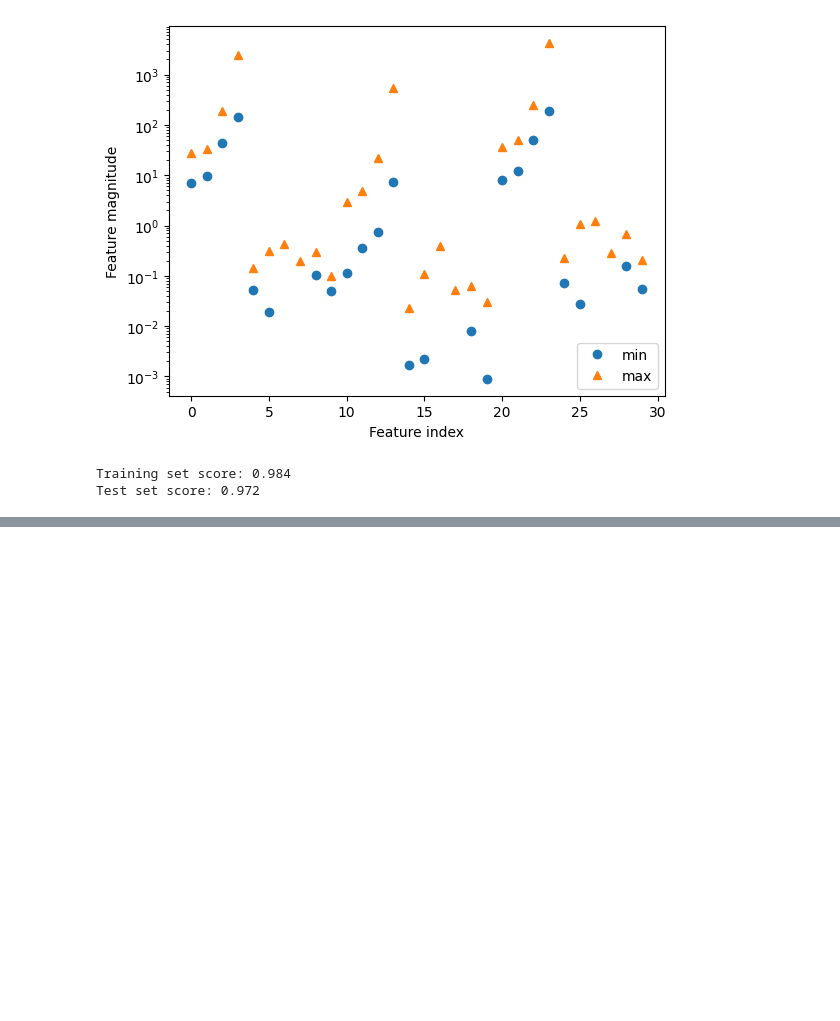
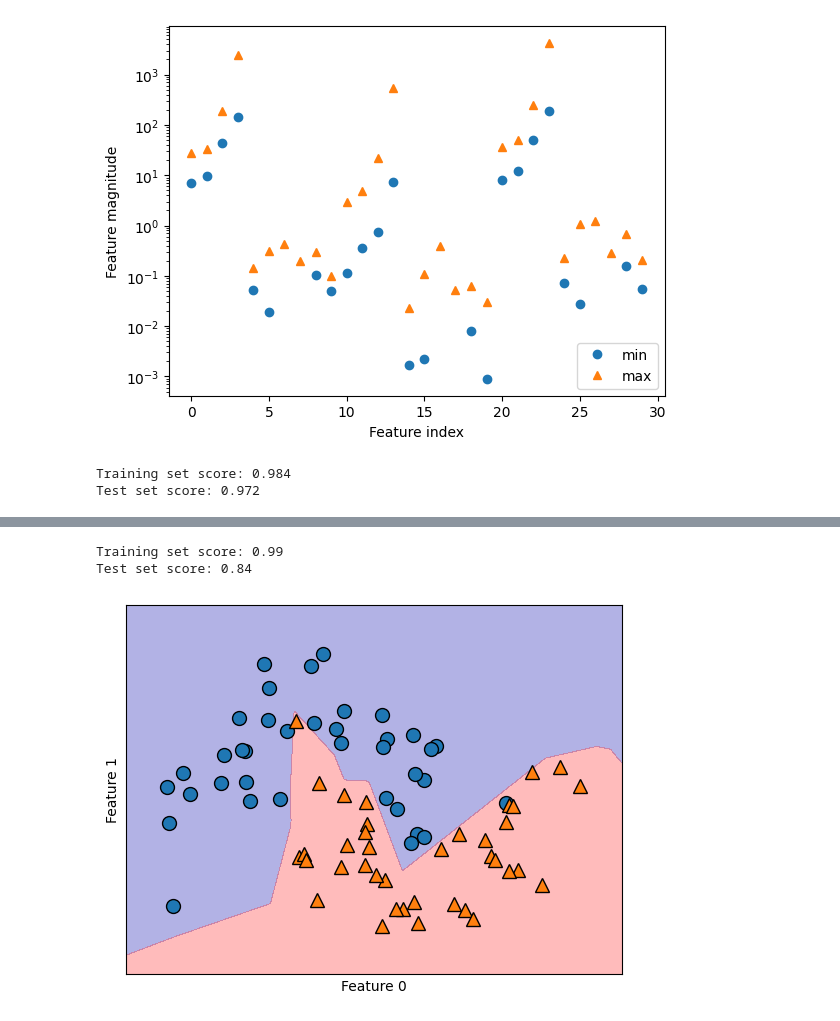
Before and after one commit to astro-zhurui/AstroNotes, a Jupyter notebook: 05_Scikit-Learn/book1_Python机器学习基础教程/chapter2监督学习.ipynb, the cells around one changed output, grey strips where cells are left out. Cells and saved outputs as stored; diff of their text form; code cells hidden in the pictures; blank space fills up the shorter version.

```diff
--- a/05_Scikit-Learn/book1_Python机器学习基础教程/chapter2监督学习.ipynb
+++ b/05_Scikit-Learn/book1_Python机器学习基础教程/chapter2监督学习.ipynb
@@ -1078,0 +1197,17 @@ Test set score: 0.972
+# %%
+"""
+降低隐结点数量会导致决策边界生硬, 可以添加更多隐藏层或使用tanh非线性激活函数
+"""
+mlp = MLPClassifier(hidden_layer_sizes=[10, 10], max_iter=1000, solver='lbfgs', random_state=0)
+mlp.fit(X_train, y_train)
+mglearn.plots.plot_2d_separator(mlp, X_train, fill=True, alpha=.3)
+mglearn.discrete_scatter(X_train[:, 0], X_train[:, 1], y_train)
+plt.xlabel("Feature 0")
+plt.ylabel("Feature 1")
+
+print(f"Training set score: {mlp.score(X_train, y_train):.2f}")
+print(f"Test set score: {mlp.score(X_test, y_test):.2f}")
+# %% [output]
+Training set score: 0.99
+Test set score: 0.84
+[figure, added]
```
Also changed, not shown: parts of 22 cells of this notebook, 1 other file.
